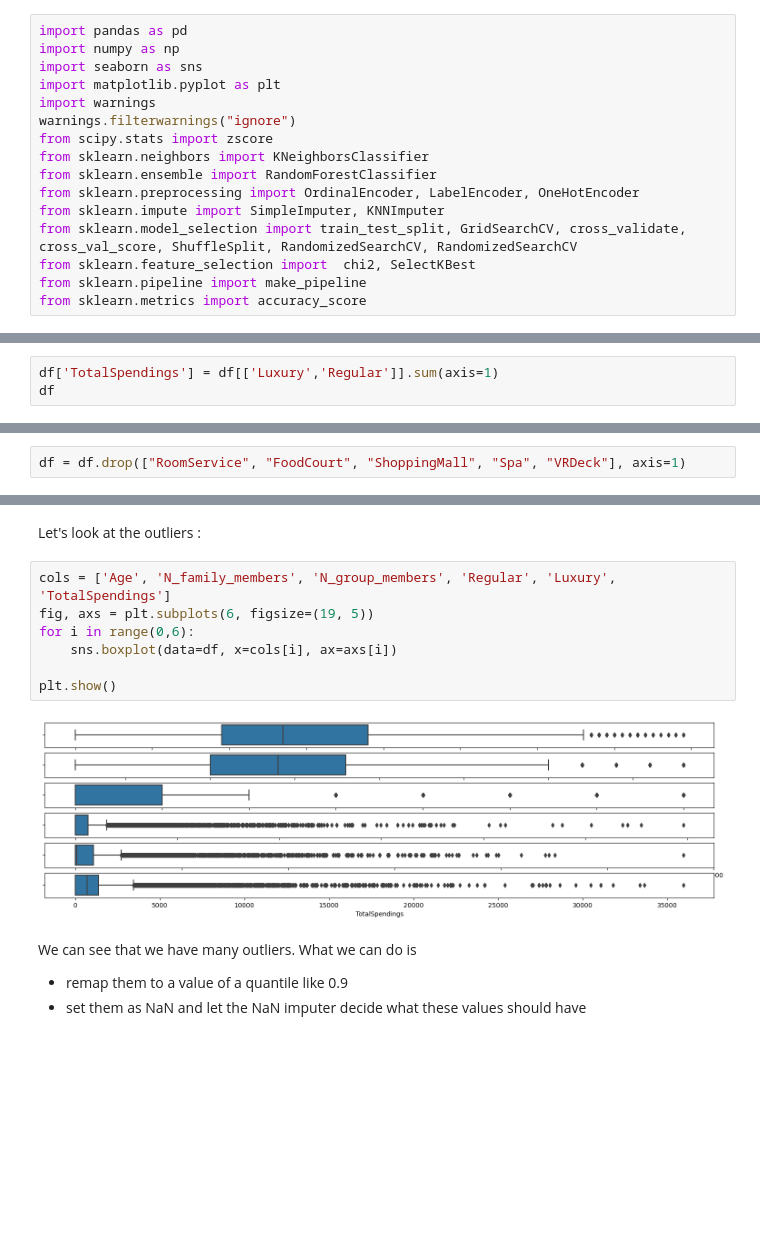
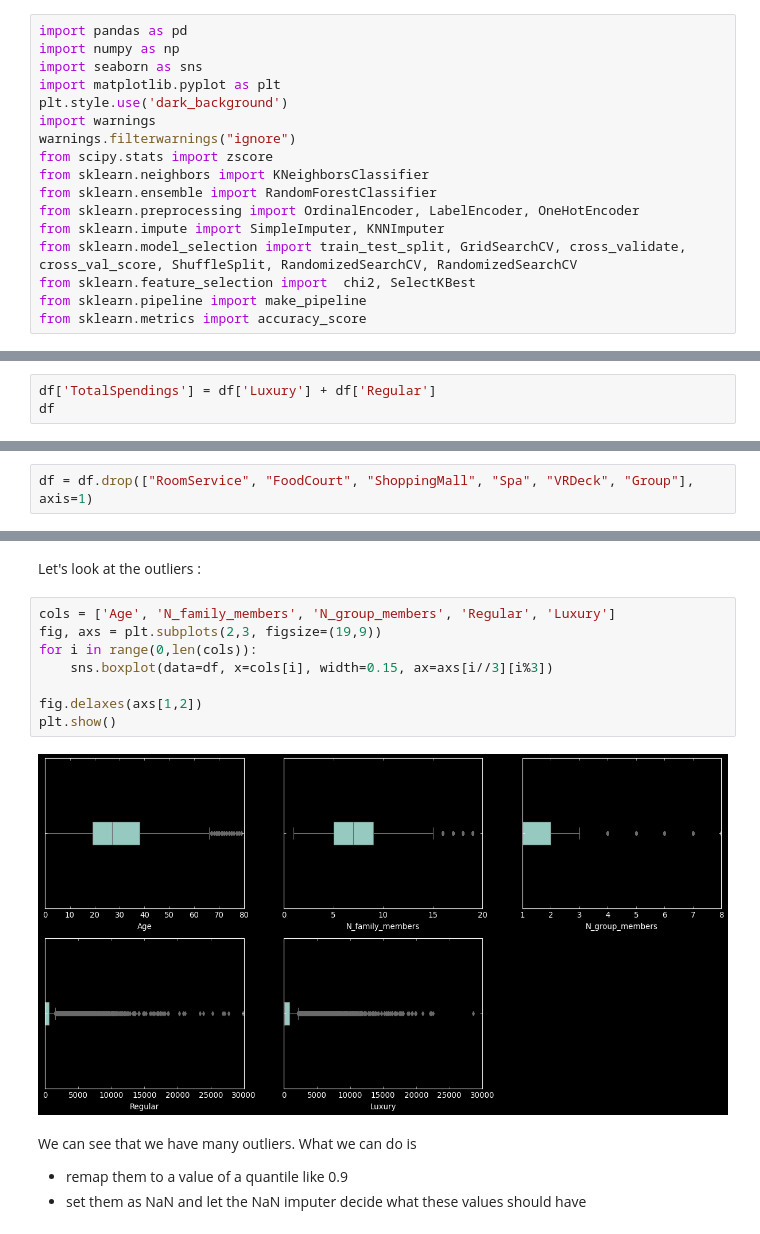
Before and after one commit to raacee/spaceship-titanic, a Jupyter notebook: working/sps-t-lgbm.ipynb, the cells around one changed output, grey strips where cells are left out. Drawn from its saved outputs; the diff is of its cells as text; blank space fills up the shorter version.

```diff
--- a/working/sps-t-lgbm.ipynb
+++ b/working/sps-t-lgbm.ipynb
@@ -25,6 +25,7 @@ import pandas as pd
 import numpy as np
 import seaborn as sns
 import matplotlib.pyplot as plt
+plt.style.use('dark_background')
 import warnings
 warnings.filterwarnings("ignore")
 from scipy.stats import zscore
@@ -354,7 +355,7 @@ We create two more categories that sums the regular spendings and the luxury one
 df["Regular"] = df["FoodCourt"] + df["ShoppingMall"]
 df["Luxury"] = df["RoomService"] + df["Spa"] + df["VRDeck"]
 # %%
-df['TotalSpendings'] = df[['Luxury','Regular']].sum(axis=1)
+df['TotalSpendings'] = df['Luxury'] + df['Regular']
 df
 # %% [output]
 |  | HomePlanet | CryoSleep | Cabin | Destination | Age | VIP | RoomService | FoodCourt | ... |
@@ -457,7 +458,7 @@ plt.show()
 # %% [markdown]
 The differences are more showing when comparing Luxury/Regular spendings vs service by service. As they're combinations of the same data, we can drop the services columns and keep the Luxury/Regular ones.
 # %%
-df = df.drop(["RoomService", "FoodCourt", "ShoppingMall", "Spa", "VRDeck"], axis=1)
+df = df.drop(["RoomService", "FoodCourt", "ShoppingMall", "Spa", "VRDeck", "Group"], axis=1)
 # %%
 df.columns
 # %% [output]
@@ -470,14 +471,15 @@ Index(['HomePlanet', 'CryoSleep', 'Destination', 'Age', 'VIP', 'Transported',
 # %% [markdown]
 Let's look at the outliers :
 # %%
-cols = ['Age', 'N_family_members', 'N_group_members', 'Regular', 'Luxury', 'TotalSpendings']
-fig, axs = plt.subplots(6, figsize=(19, 5))
-for i in range(0,6):
-    sns.boxplot(data=df, x=cols[i], ax=axs[i])
+cols = ['Age', 'N_family_members', 'N_group_members', 'Regular', 'Luxury']
+fig, axs = plt.subplots(2,3, figsize=(19,9))
+for i in range(0,len(cols)):
+    sns.boxplot(data=df, x=cols[i], width=0.15, ax=axs[i//3][i%3])
 
+fig.delaxes(axs[1,2])
 plt.show()
 # %% [output]
-[figure, old version]
+[figure, new version]
 # %% [markdown]
 We can see that we have many outliers. What we can do is
  - remap them to a value of a quantile like 0.9
```
Also changed, not shown: parts of 44 cells of this notebook, 1 other file.
